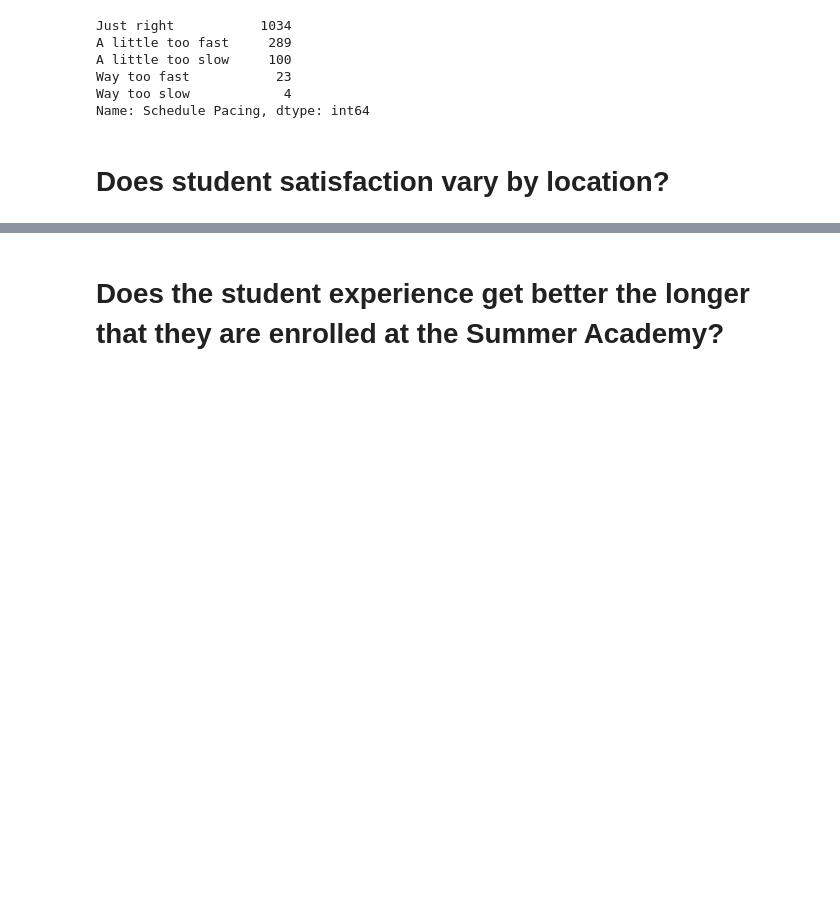
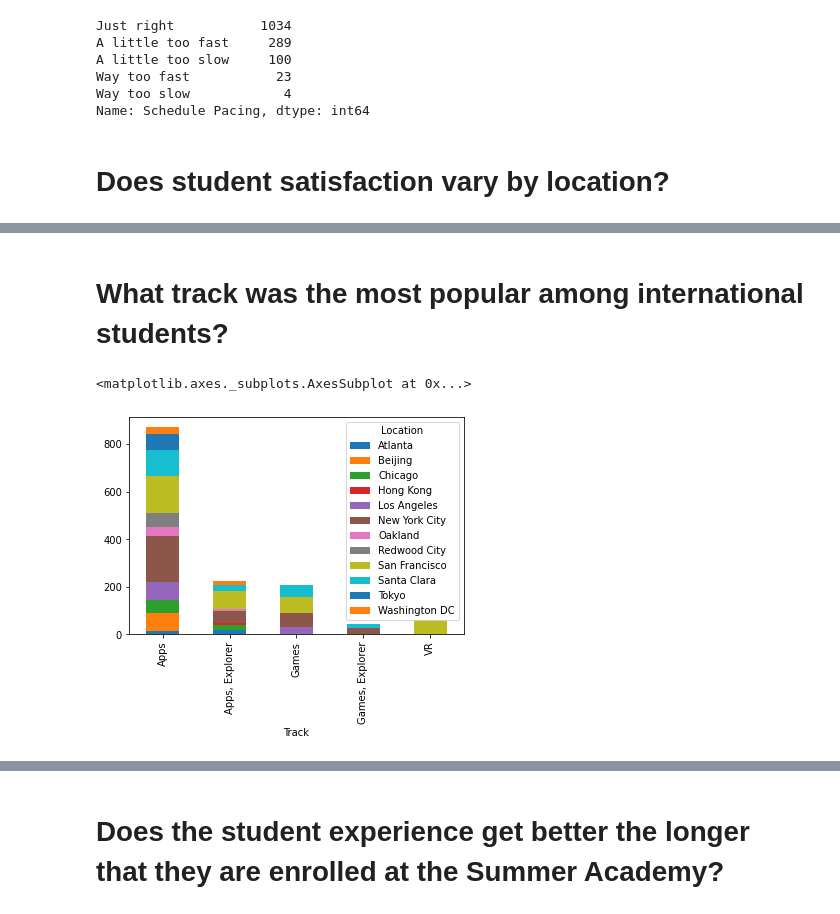
Before and after one commit to sandycamilo/DS1.1-NPS, a Jupyter notebook: notebooks/Summer_Academy_NPS_Data.ipynb, the cells around one changed output, grey strips where cells are left out. Drawn from its saved outputs; the diff is of its cells as text; code cells hidden in the pictures; blank space fills up the shorter version.

```diff
--- a/notebooks/Summer_Academy_NPS_Data.ipynb
+++ b/notebooks/Summer_Academy_NPS_Data.ipynb
@@ -188,0 +216,7 @@ Name: Location, dtype: int64
+# %% [markdown]
+# What track was the most popular among international students?
+# %%
+df.groupby(['Track'])['Location'].value_counts().unstack().plot(kind='bar', stacked=True)
+# %% [output]
+<matplotlib.axes._subplots.AxesSubplot at 0x...>
+[figure, added]
```
Also changed, not shown: parts of 55 cells of this notebook.
